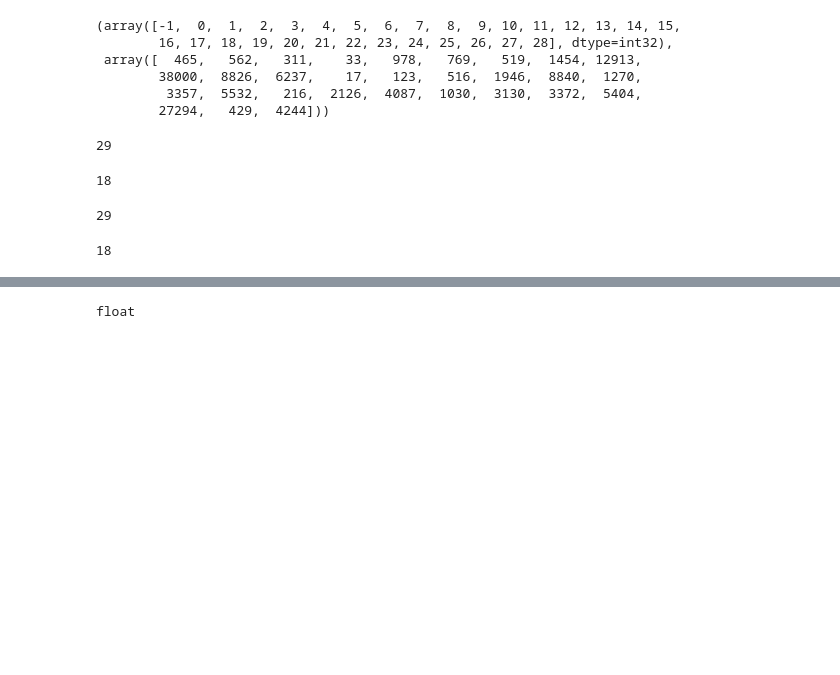
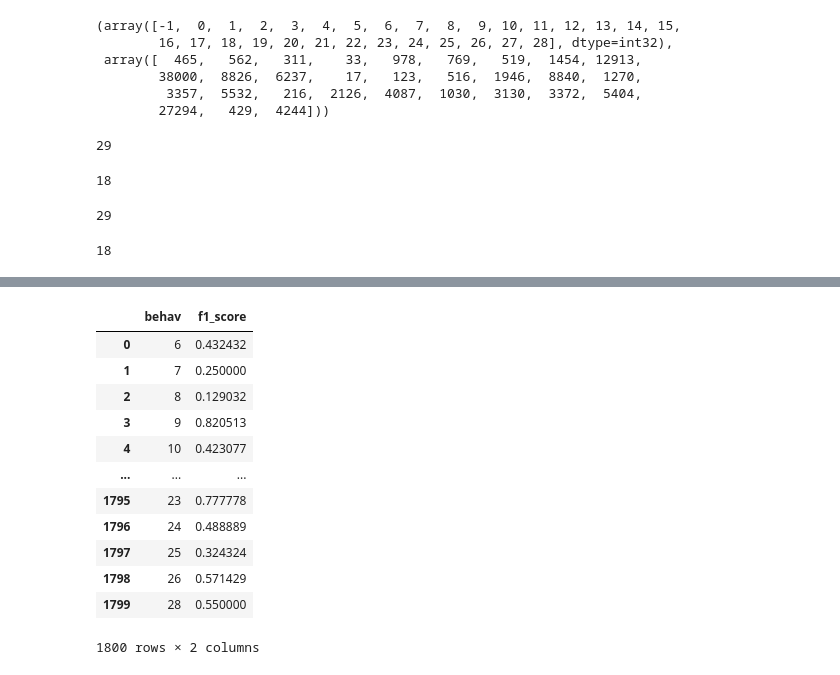
Before and after one commit to zhaizhongyuan/hmm_neural_decoding, a Jupyter notebook: notebooks/lfp_state_decoding/lfp_bp_welch_umap_hdbscan_rf/lfp_bp_welch_umap_hdbscan_rf_pipeline.ipynb, the cells around one changed output, grey strips where cells are left out. Drawn from its saved outputs; the diff is of its cells as text; code cells hidden in the pictures; blank space fills up the shorter version.

```diff
--- a/notebooks/lfp_state_decoding/lfp_bp_welch_umap_hdbscan_rf/lfp_bp_welch_umap_hdbscan_rf_pipeline.ipynb
+++ b/notebooks/lfp_state_decoding/lfp_bp_welch_umap_hdbscan_rf/lfp_bp_welch_umap_hdbscan_rf_pipeline.ipynb
@@ -355,10 +358,6 @@ for i in range(rows):
     ax[i].bar(np.arange(len(uiq_y_arr[i])), state_f1_score_mean, color=cmap_selected)
     ax[i].errorbar(np.arange(len(uiq_y_arr[i])), state_f1_score_mean, yerr=(state_f1_score_std/np.sqrt(100)), ecolor='black', capsize=4, fmt = ' ')
     ax[i].xticks(np.arange(len(uiq_y_arr[i])), uiq_y_arr[i])
-# %%
-type(1.0)
-# %% [output]
-float
 # %%
 state_dfs = []
 struct_dfs = []
@@ -386,6 +385,22 @@ for i in tqdm(range(len(np.unique(predict_naive)))):
     struct_df = pd.DataFrame(data=np.vstack([struct_behav.astype(int), struct_f1_score]).T, columns=['behav', 'f1_score'])
     struct_df = struct_df.astype({'behav': int, 'f1_score': float})
     struct_dfs.append(struct_df)
+# %%
+state_df
+# %% [output]
+|  | behav | f1_score |
+| 0 | 6 | 0.432432 |
+| 1 | 7 | 0.250000 |
+| 2 | 8 | 0.129032 |
+| 3 | 9 | 0.820513 |
+| 4 | 10 | 0.423077 |
+| ... | ... | ... |
+| 1795 | 23 | 0.777778 |
+| 1796 | 24 | 0.488889 |
+| 1797 | 25 | 0.324324 |
+| 1798 | 26 | 0.571429 |
+| 1799 | 28 | 0.550000 |
+1800 rows × 2 columns
 # %%
 struct_df
 # %% [output]
```
Also changed, not shown: parts of 15 cells of this notebook, 5 other files.
